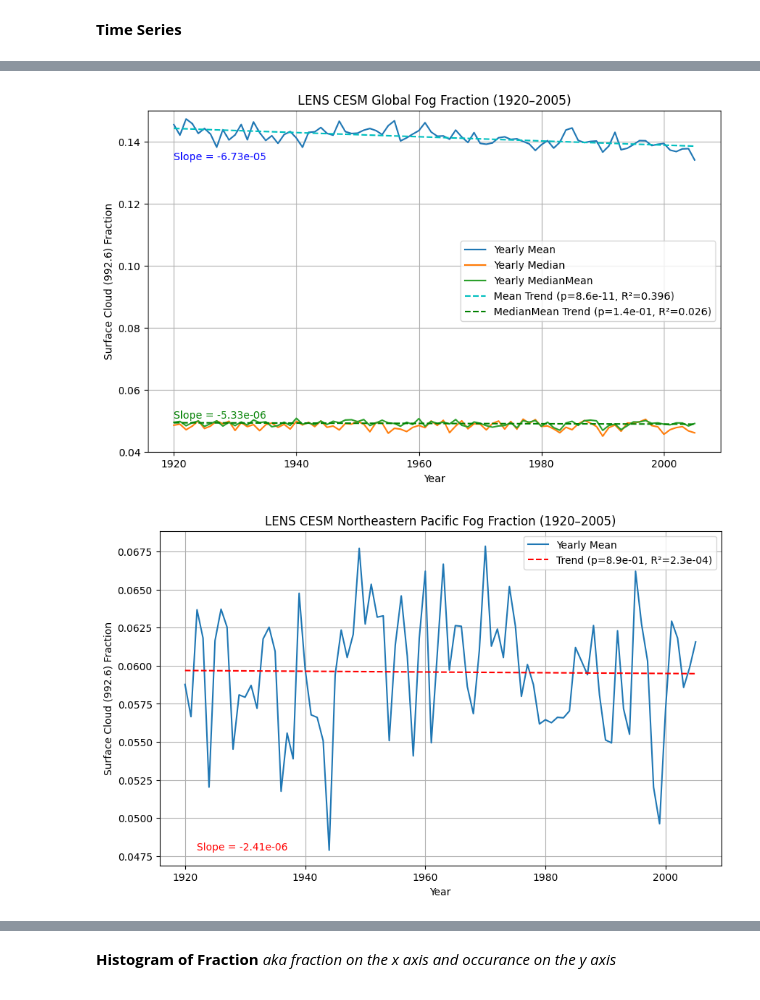
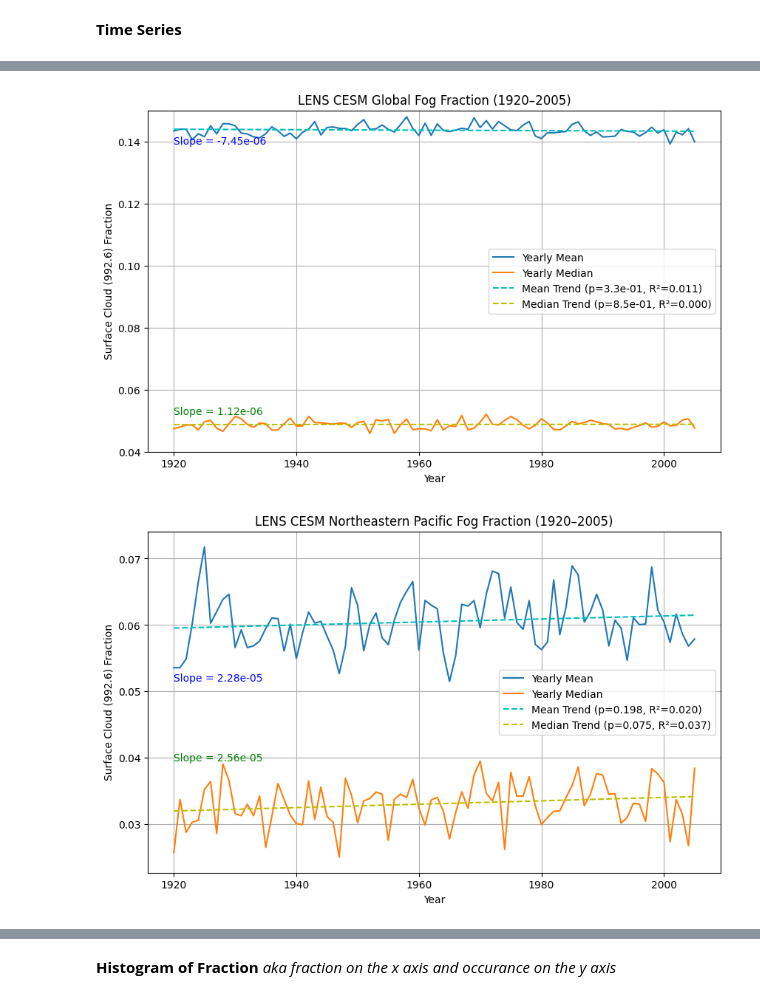
Before and after one commit to ywanika/MSC25_LowCloud, a Jupyter notebook: 01visualizeCESMstd.ipynb, the cells around one changed output, grey strips where cells are left out. Cells and saved outputs as stored; diff of their text form; code cells hidden in the pictures.

```diff
--- a/01visualizeCESMstd.ipynb
+++ b/01visualizeCESMstd.ipynb
@@ -9,3 +18,11 @@ import pandas as pd
+# %%
+#custom colormap
+import pickle
+import matplotlib.pyplot as plt
+
+# Load the colormap
+with open("fog_colormap.pkl", "rb") as f:
+    fog_cmap = pickle.load(f)
 # %%
 cloud = xr.open_dataset("data/cesm_StdModel/cloud_std.nc")
 cloud = cloud.CLOUD
@@ -183,14 +238,13 @@ cloud.mean(dim=["lat", "lon"]).plot()
 #yearly global mean time series 1920 - 2005
 yrly_cloud_mean = cloud.mean(dim=["lat", "lon"]).groupby("year").mean(dim="time")
 yrly_cloud_median = cloud.median(dim=["lat", "lon"]).groupby("year").median(dim="time")
-yrly_cloud_medianMean = cloud.median(dim=["lat", "lon"]).groupby("year").mean(dim="time")
 
 # Extract year and values
 x_mean = yrly_cloud_mean['year'].values
 y_mean = yrly_cloud_mean.values
 
-x_medianMean = yrly_cloud_medianMean['year'].values
-y_medianMean = yrly_cloud_medianMean.values # array of arrays
+x_median = yrly_cloud_median['year'].values
+y_median = yrly_cloud_median.values # array of arrays
 
 # Linear regression
 slope_mean, intercept, r_value, p_value_mean, std_err = stats.linregress(x_mean, y_mean)
@@ -199,10 +253,10 @@ r_squared_mean = r_value**2
 trend_line_mean = slope_mean * x_mean + intercept #x is an array so trend_line is array
 
 # Linear regression
-slope_medianMean, intercept, r_value, p_value_medianMean, std_err = stats.linregress(x_medianMean, y_medianMean)
-r_squared_medianMean = r_value**2
+slope_median, intercept, r_value, p_value_median, std_err = stats.linregress(x_median, y_median)
+r_squared_median = r_value**2
 # Compute trend
-trend_line_medianMean = slope_medianMean * x_medianMean + intercept #x is an array so trend_line is array
+trend_line_median = slope_median * x_median + intercept #x is an array so trend_line is array
 
 
 # Plot
@@ -210,9 +264,8 @@ fig, ax = plt.subplots(figsize=(10, 6))
 
 yrly_cloud_mean.plot(ax=ax, label="Yearly Mean")
 yrly_cloud_median.plot(ax=ax, label="Yearly Median")
-yrly_cloud_medianMean.plot(ax=ax, label="Yearly MedianMean")
 ax.plot(x_mean, trend_line_mean, 'c--', label=f"Mean Trend (p={p_value_mean:.1e}, R²={r_squared_mean:.3f})")
-ax.plot(x_medianMean, trend_line_medianMean, 'g--', label=f"MedianMean Trend (p={p_value_medianMean:.1e}, R²={r_squared_medianMean:.3f})")
+ax.plot(x_median, trend_line_median, 'y--', label=f"Median Trend (p={p_value_median:.1e}, R²={r_squared_median:.3f})")
 
 # Annotations
 ax.set_title("LENS CESM Global Fog Fraction (1920–2005)")
@@ -225,49 +278,69 @@ ax.grid(True)
 text = f"Slope = {slope_mean:.2e}"
 ax.text(1920, y_mean.min(), text, color='b')
 
-text = f"Slope = {slope_medianMean:.2e}"
-ax.text(1920, y_medianMean.max(), text, color='g')
+text = f"Slope = {slope_median:.2e}"
+ax.text(1920, y_median.max(), text, color='g')
 
 plt.savefig("dataViz/LENS_Global_Yrly_TimeSeries")
 plt.show()
 # %% [output]
-[figure, old version]
+[figure, new version]
 # %%
 #yearly mean for NEP
 lat_bounds = slice(NEP[2], NEP[3])
 lon_bounds = slice(NEP[0], NEP[1])
 NEP_cloud = cloud.sel(lat=lat_bounds, lon=lon_bounds)
 #NEP_cloud.mean("time").plot()
 
-yrly_NEP_cloud = NEP_cloud.mean(dim=["lat", "lon"])
-yrly_NEP_cloud = yrly_NEP_cloud.groupby("year").mean(dim="time")
+yrly_NEP_mean = NEP_cloud.mean(dim=["lat", "lon"]).groupby("year").mean(dim="time")
+yrly_NEP_median = NEP_cloud.median(dim=["lat", "lon"]).groupby("year").median(dim="time")
 
-# Trend
-x = yrly_NEP_cloud['year'].values
-y = yrly_NEP_cloud.values
+# Extract year and values
+x_mean = yrly_NEP_mean['year'].values
+y_mean = yrly_NEP_mean.values
 
-slope, intercept, r_value, p_value, std_err = stats.linregress(x, y)
-r_squared = r_value**2
-trend_line = slope * x + intercept
+x_median = yrly_NEP_median['year'].values
+y_median = yrly_NEP_median.values # array of arrays
 
+# Linear regression
+slope_mean, intercept, r_value, p_value_mean, std_err = stats.linregress(x_mean, y_mean)
+r_squared_mean = r_value**2
+# Compute trend
+trend_line_mean = slope_mean * x_mean + intercept #x is an array so trend_line is array
+
+# Linear regression
+slope_median, intercept, r_value, p_value_median, std_err = stats.linregress(x_median, y_median)
+r_squared_median = r_value**2
+# Compute trend
+trend_line_median = slope_median * x_median + intercept #x is an array so trend_line is array
+
+
+# Plot
 fig, ax = plt.subplots(figsize=(10, 6))
 
-yrly_NEP_cloud.plot(ax=ax, label="Yearly Mean")
-ax.plot(x, trend_line, 'r--', label=f"Trend (p={p_value:.1e}, R²={r_squared:.1e})")
+yrly_NEP_mean.plot(ax=ax, label="Yearly Mean")
+yrly_NEP_median.plot(ax=ax, label="Yearly Median")
+ax.plot(x_mean, trend_line_mean, 'c--', label=f"Mean Trend (p={p_value_mean:.3f}, R²={r_squared_mean:.3f})")
+ax.plot(x_median, trend_line_median, 'y--', label=f"Median Trend (p={p_value_median:.3f}, R²={r_squared_median:.3f})")
 
+# Annotations
 ax.set_title("LENS CESM Northeastern Pacific Fog Fraction (1920–2005)")
 ax.set_xlabel("Year")
 ax.set_ylabel("Surface Cloud (992.6) Fraction")
+#ax.set_ylim((.04, .15))
 ax.legend()
 ax.grid(True)
 
-text = f"Slope = {slope:.2e}"
-ax.text(x[2], min(y), text, color='red')
+text = f"Slope = {slope_mean:.2e}"
+ax.text(1920, y_mean.min(), text, color='b')
+
+text = f"Slope = {slope_median:.2e}"
+ax.text(1920, y_median.max(), text, color='g')
 
 plt.savefig("dataViz/LENS_NEP_Yrly_TimeSeries")
 plt.show()
 # %% [output]
-[figure, old version]
+[figure, new version]
 # %%
 #top and mid thirds globally
 
```
Also changed, not shown: parts of 29 cells of this notebook, 24 other files.
